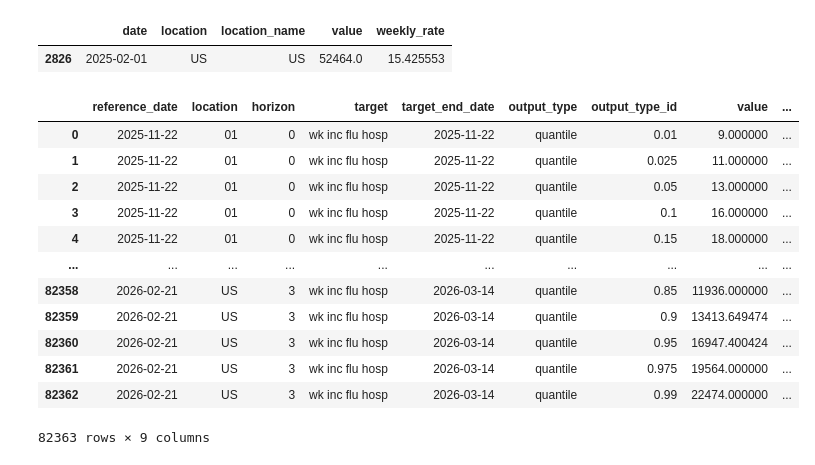
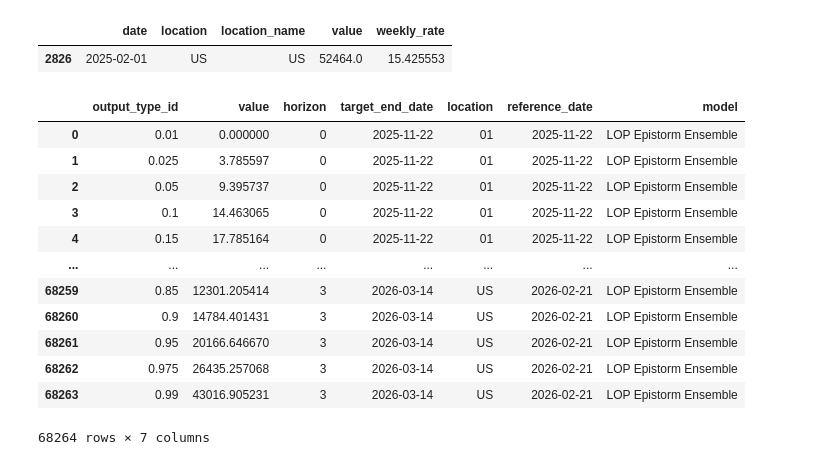
Before and after one commit to jessica-davis/epistorm-ensemble, a Jupyter notebook: debugging.ipynb, the cells around one changed output. Saved outputs shown, nothing was run; the diff lists cells and outputs as text; code cells hidden in the pictures.

```diff
--- a/debugging.ipynb
+++ b/debugging.ipynb
@@ -361,18 +361,18 @@ prior_row
 |  | date | location | location_name | value | weekly_rate |
 | 2826 | 2025-02-01 | US | US | 52464.0 | 15.425553 |
 # %%
-pd.read_parquet('./data/quantile_ensemble.pq')
+pd.read_parquet('./data/quantile_ensemble_LOP.pq')
 # %% [output]
-|  | reference_date | location | horizon | target | target_end_date | output_type | output_type_id | value | ... |
-| 0 | 2025-11-22 | 01 | 0 | wk inc flu hosp | 2025-11-22 | quantile | 0.01 | 9.000000 | ... |
-| 1 | 2025-11-22 | 01 | 0 | wk inc flu hosp | 2025-11-22 | quantile | 0.025 | 11.000000 | ... |
-| 2 | 2025-11-22 | 01 | 0 | wk inc flu hosp | 2025-11-22 | quantile | 0.05 | 13.000000 | ... |
-| 3 | 2025-11-22 | 01 | 0 | wk inc flu hosp | 2025-11-22 | quantile | 0.1 | 16.000000 | ... |
-| 4 | 2025-11-22 | 01 | 0 | wk inc flu hosp | 2025-11-22 | quantile | 0.15 | 18.000000 | ... |
-| ... | ... | ... | ... | ... | ... | ... | ... | ... | ... |
-| 82358 | 2026-02-21 | US | 3 | wk inc flu hosp | 2026-03-14 | quantile | 0.85 | 11936.000000 | ... |
-| 82359 | 2026-02-21 | US | 3 | wk inc flu hosp | 2026-03-14 | quantile | 0.9 | 13413.649474 | ... |
-| 82360 | 2026-02-21 | US | 3 | wk inc flu hosp | 2026-03-14 | quantile | 0.95 | 16947.400424 | ... |
-| 82361 | 2026-02-21 | US | 3 | wk inc flu hosp | 2026-03-14 | quantile | 0.975 | 19564.000000 | ... |
-| 82362 | 2026-02-21 | US | 3 | wk inc flu hosp | 2026-03-14 | quantile | 0.99 | 22474.000000 | ... |
+|  | output_type_id | value | horizon | target_end_date | location | reference_date | model |
+| 0 | 0.01 | 0.000000 | 0 | 2025-11-22 | 01 | 2025-11-22 | LOP Epistorm Ensemble |
+| 1 | 0.025 | 3.785597 | 0 | 2025-11-22 | 01 | 2025-11-22 | LOP Epistorm Ensemble |
+| 2 | 0.05 | 9.395737 | 0 | 2025-11-22 | 01 | 2025-11-22 | LOP Epistorm Ensemble |
+| 3 | 0.1 | 14.463065 | 0 | 2025-11-22 | 01 | 2025-11-22 | LOP Epistorm Ensemble |
+| 4 | 0.15 | 17.785164 | 0 | 2025-11-22 | 01 | 2025-11-22 | LOP Epistorm Ensemble |
+| ... | ... | ... | ... | ... | ... | ... | ... |
+| 68259 | 0.85 | 12301.205414 | 3 | 2026-03-14 | US | 2026-02-21 | LOP Epistorm Ensemble |
+| 68260 | 0.9 | 14784.401431 | 3 | 2026-03-14 | US | 2026-02-21 | LOP Epistorm Ensemble |
+| 68261 | 0.95 | 20166.646670 | 3 | 2026-03-14 | US | 2026-02-21 | LOP Epistorm Ensemble |
+| 68262 | 0.975 | 26435.257068 | 3 | 2026-03-14 | US | 2026-02-21 | LOP Epistorm Ensemble |
+| 68263 | 0.99 | 43016.905231 | 3 | 2026-03-14 | US | 2026-02-21 | LOP Epistorm Ensemble |
-82363 rows × 9 columns
+68264 rows × 7 columns
```
Also changed, not shown: 2 other files.
